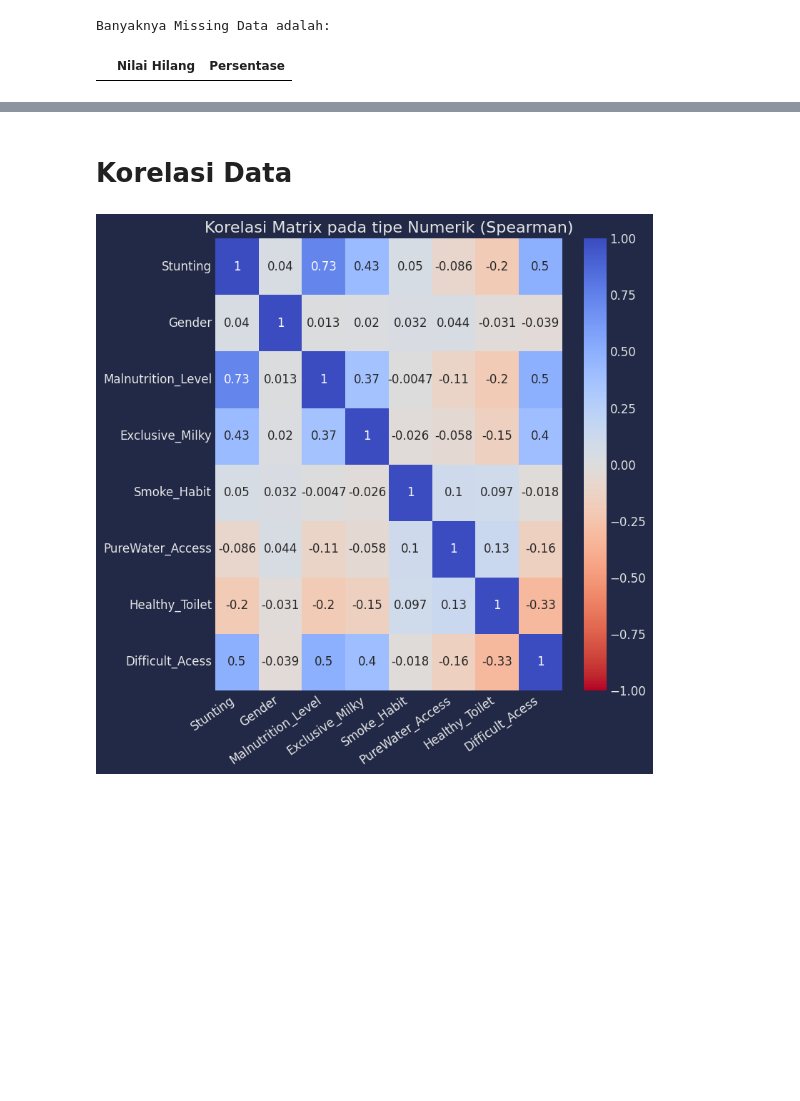
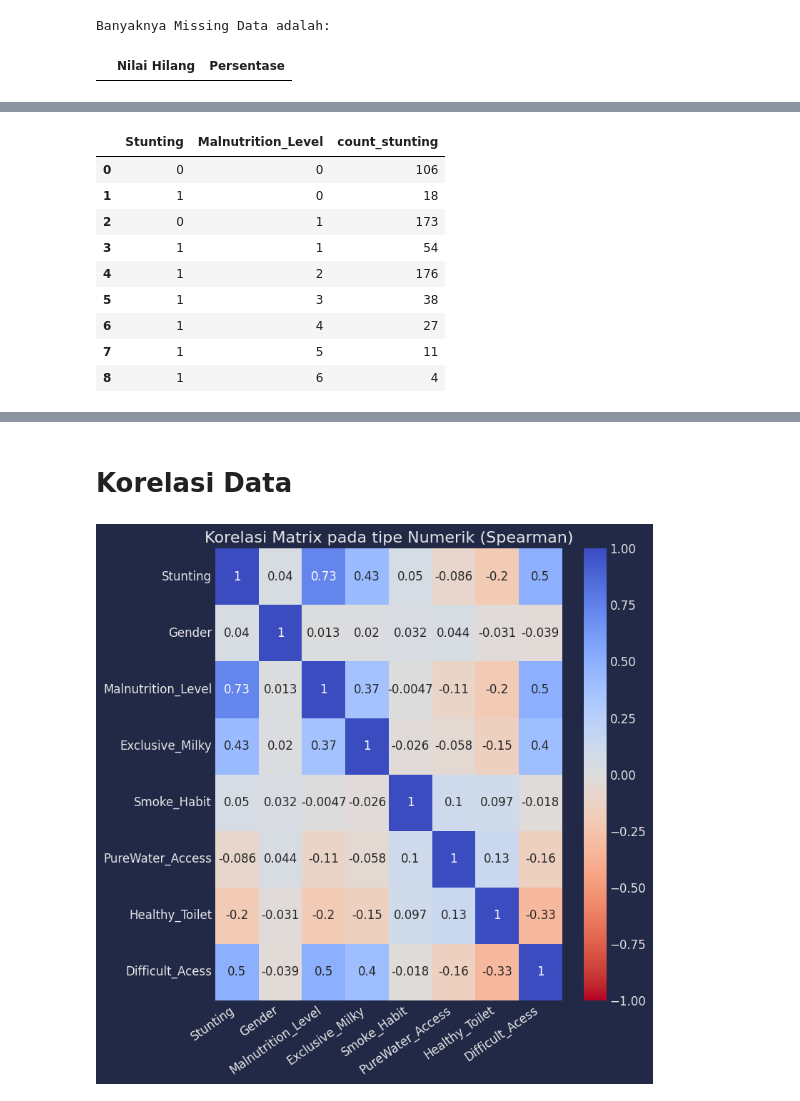
Before and after one commit to masterofray/AI_Stunting_model, a Jupyter notebook: notebooks/NB01_explanatory_data_analysis.ipynb, the cells around one changed output, grey strips where cells are left out. Cells and saved outputs as stored; diff of their text form; code cells hidden in the pictures; blank space fills up the shorter version.

Commit message:
modified Notebook NB01

```diff
--- a/notebooks/NB01_explanatory_data_analysis.ipynb
+++ b/notebooks/NB01_explanatory_data_analysis.ipynb
@@ -336,7 +333,7 @@ Berikut ini adalah detail dari setiap fitur pada data kita.
 # %%
 import duckdb
 
-PathDB = '/content/Jack/MyDrive/Malnutrition_Paper.db'
+PathDB = '/content/Jack/MyDrive/Colab Notebooks/Malnutrition_Paper.db'
 DuckConnect = duckdb.connect(database = PathDB)
 # %%
 NameVar = ["IDs", "District_Name", "District_Code", "Stunting",
@@ -398,3 +395,7 @@ DataProc.head()
 | 2 | BENUKI | 1 | 1 | 6 | 1 | 1 | 1 | ... |
 | 3 | BENUKI | 1 | 0 | 2 | 1 | 0 | 1 | ... |
 | 4 | BENUKI | 1 | 1 | 2 | 1 | 1 | 1 | ... |
+# %%
+pd.set_option('display.max_rows', None)
+pd.set_option('display.max_columns', None)
+display(DataProc)
@@ -400,0 +417,28 @@ DataProc.head()
+# %%
+qr02 = '''
+select
+    stunting,
+    malnutrition_level,
+    count(*) as count_stunting
+from
+    RawData
+group by
+    malnutrition_level,
+    stunting
+order by
+    malnutrition_level asc;
+'''
+
+dataqr02 = DuckConnect.execute(qr02).fetchdf()
+display(dataqr02)
+# %% [output]
+|  | Stunting | Malnutrition_Level | count_stunting |
+| 0 | 0 | 0 | 106 |
+| 1 | 1 | 0 | 18 |
+| 2 | 0 | 1 | 173 |
+| 3 | 1 | 1 | 54 |
+| 4 | 1 | 2 | 176 |
+| 5 | 1 | 3 | 38 |
+| 6 | 1 | 4 | 27 |
+| 7 | 1 | 5 | 11 |
+| 8 | 1 | 6 | 4 |
```
Also changed, not shown: parts of 8 cells of this notebook.
